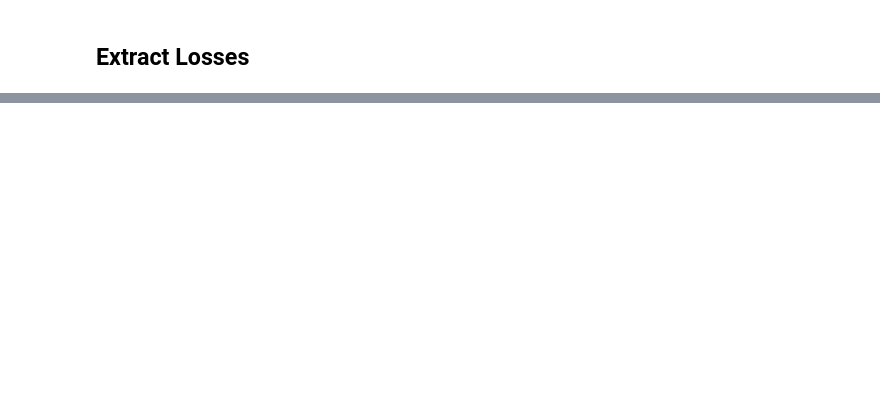
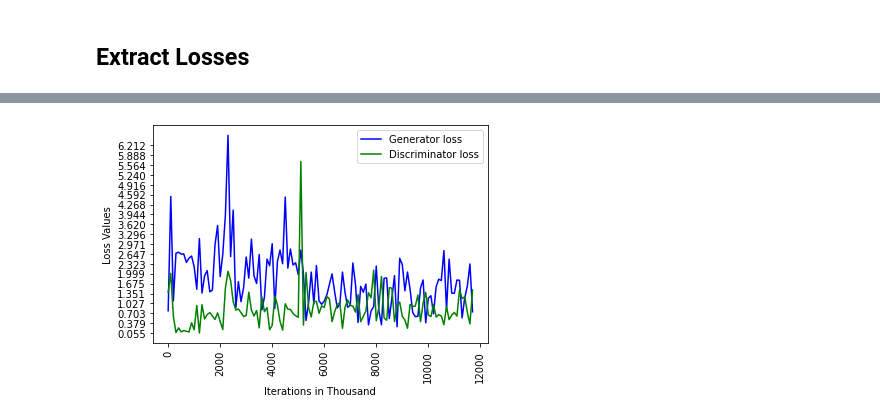
Before and after one commit to joex3999/SemanticStyleGAN, a Jupyter notebook: notebooks/Extract_FIDS.ipynb, the cells around one changed output, grey strips where cells are left out. Saved outputs shown, nothing was run; the diff lists cells and outputs as text; code cells hidden in the pictures; blank space fills up the shorter version.

```diff
--- a/notebooks/Extract_FIDS.ipynb
+++ b/notebooks/Extract_FIDS.ipynb
@@ -160,0 +159,5 @@ max(g_losses)
+# %%
+load_location = "/usrhomes/g013/SemanticStyleGAN/log_files/SSG_v3.10/SSG78935.linse3_output.out"
+get_losses(load_location,difference=False)
+# %% [output]
+[figure, added]
```
Also changed, not shown: parts of 20 cells of this notebook, 23 other files.
